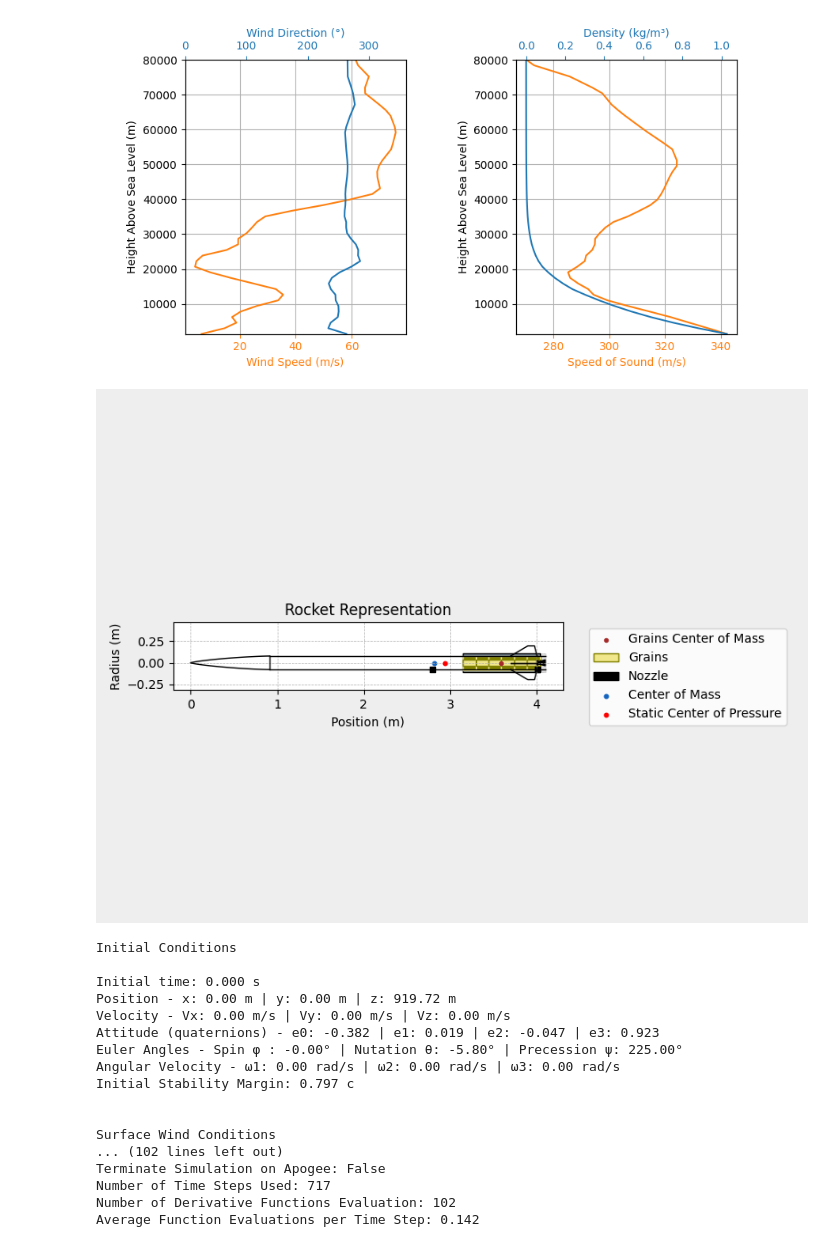
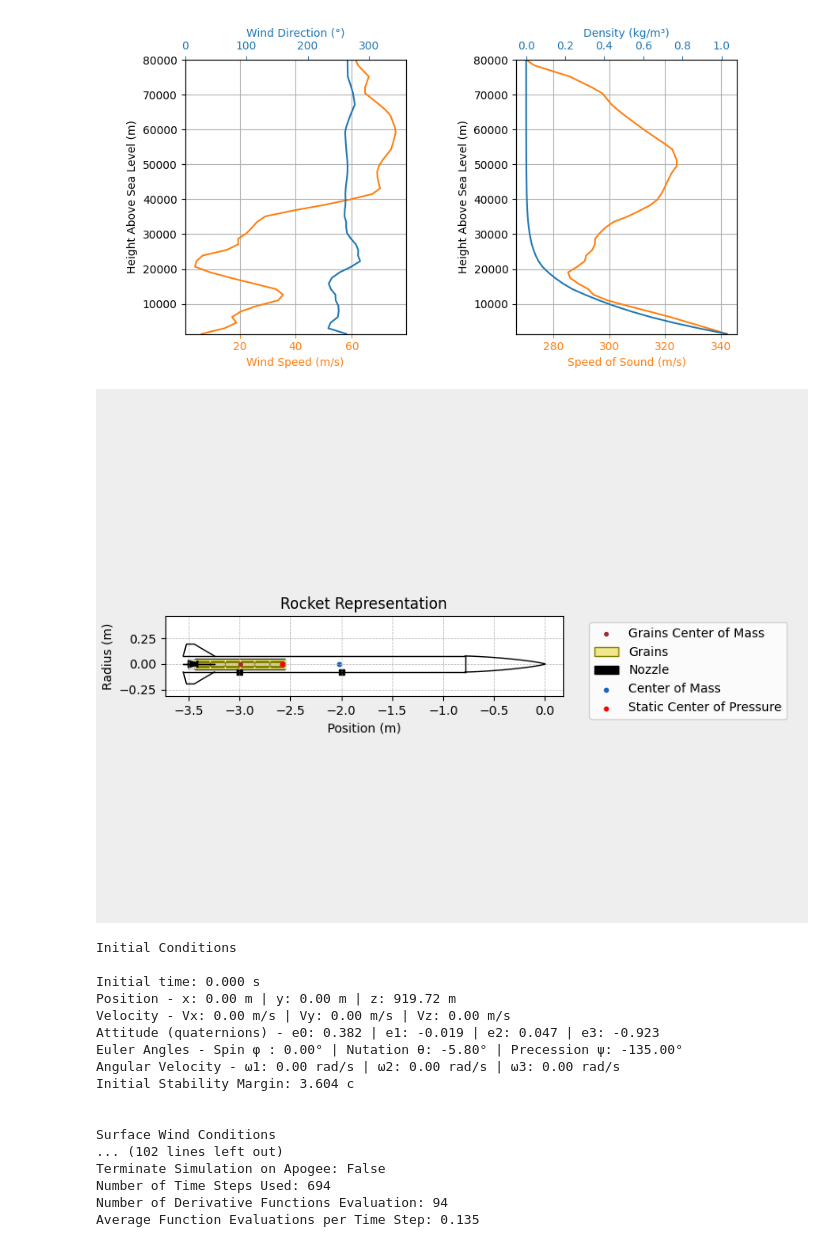
Before and after one commit to GoldenFlashesRocketry/ARES_RocketPy, a Jupyter notebook: Valkyrie_Sim.ipynb, the cells around one changed output. Cells and saved outputs as stored; diff of their text form; code cells hidden in the pictures.

Commit message:
Working Valkyrie Nominal Sim

```diff
--- a/Valkyrie_Sim.ipynb
+++ b/Valkyrie_Sim.ipynb
@@ -47,13 +47,13 @@ Atmospheric Model Plots
 
 K2FullMotor = SolidMotor(
     thrust_source = r".\Raw Data\Valkyrie\K-2FullScaleTest.eng",
-    dry_mass = 0.9,
+    dry_mass = 5.44311,
     dry_inertia = (0.475, 0.475, 0.007),
     nozzle_radius = 0.06858/2,
     grain_number = 6,
     grain_density = 1501.44939, #calculated from Matt's sim
-    grain_outer_radius = 0.082296,
-    grain_initial_inner_radius = 0.0381,
+    grain_outer_radius = 0.082296/2,
+    grain_initial_inner_radius = 0.0381/2,
     grain_initial_height = 0.147955,
     grain_separation = 0,
     grains_center_of_mass_position=0.508,
@@ -66,46 +66,46 @@ K2FullMotor = SolidMotor(
 # %%
 # Define Rocket
 Valkyrie = Rocket(
-    radius = 0.15672/2,
+    radius = 0.157/2,
     mass = 24.76,
     inertia = (0.1, 16.82, 16.82),
     power_off_drag="Raw Data/Valkyrie/SolidWorks_Power Off Drag Curve.csv",
     power_on_drag="Raw Data/Valkyrie/SolidWorks_Power Off Drag Curve.csv",
-    center_of_mass_without_motor=2.08,
-    coordinate_system_orientation="nose_to_tail",
+    center_of_mass_without_motor=-1.58,
+    coordinate_system_orientation="tail_to_nose",
 )
-Valkyrie.add_motor(K2FullMotor, position =4.1)
+Valkyrie.add_motor(K2FullMotor, position =-3.5052)
 
 rail_buttons = Valkyrie.set_rail_buttons(
-    upper_button_position=2.794,
-    lower_button_position = 4.0132,
+    upper_button_position=-2,
+    lower_button_position = -3,
     angular_position=0,
 )
 
 fin_set = Valkyrie.add_trapezoidal_fins(
     n=4,
-    root_chord=0.3048,
-    tip_chord = 0.076708,
-    span = 0.11684,
+    root_chord=0.305,
+    tip_chord = 0.0767,
+    span = 0.117,
     position = -3.247,
     cant_angle = 0,
     sweep_angle = 59.44,
 )
 
 nose_cone = Valkyrie.add_nose(
-    length = 0.9144, kind="von karman", position = 0
+    length = 0.784, kind="von karman", position = 0
 )
 
 Drogue = Valkyrie.add_parachute(
     "Drogue", cd_s=1.00584, trigger="apogee", sampling_rate=100, lag=0
 )
 
 Main = Valkyrie.add_parachute(
     "Main", cd_s=2.34696, trigger=304.8, sampling_rate=100, lag=0
 )
 Valkyrie.draw()
 # %% [output]
-[figure, old version]
+[figure, new version]
 # %%
 # Nominal Flight Simulation
 test_flight = Flight(
@@ -117,15 +117,15 @@ Initial Conditions
 Initial time: 0.000 s
 Position - x: 0.00 m | y: 0.00 m | z: 919.72 m
 Velocity - Vx: 0.00 m/s | Vy: 0.00 m/s | Vz: 0.00 m/s
-Attitude (quaternions) - e0: -0.382 | e1: 0.019 | e2: -0.047 | e3: 0.923
-Euler Angles - Spin φ : -0.00° | Nutation θ: -5.80° | Precession ψ: 225.00°
+Attitude (quaternions) - e0: 0.382 | e1: -0.019 | e2: 0.047 | e3: -0.923
+Euler Angles - Spin φ : 0.00° | Nutation θ: -5.80° | Precession ψ: -135.00°
 Angular Velocity - ω1: 0.00 rad/s | ω2: 0.00 rad/s | ω3: 0.00 rad/s
-Initial Stability Margin: 0.797 c
+Initial Stability Margin: 3.604 c
 
 
 Surface Wind Conditions
 ... (102 lines left out)
 Terminate Simulation on Apogee: False
-Number of Time Steps Used: 717
-Number of Derivative Functions Evaluation: 102
-Average Function Evaluations per Time Step: 0.142
+Number of Time Steps Used: 694
+Number of Derivative Functions Evaluation: 94
+Average Function Evaluations per Time Step: 0.135
```
